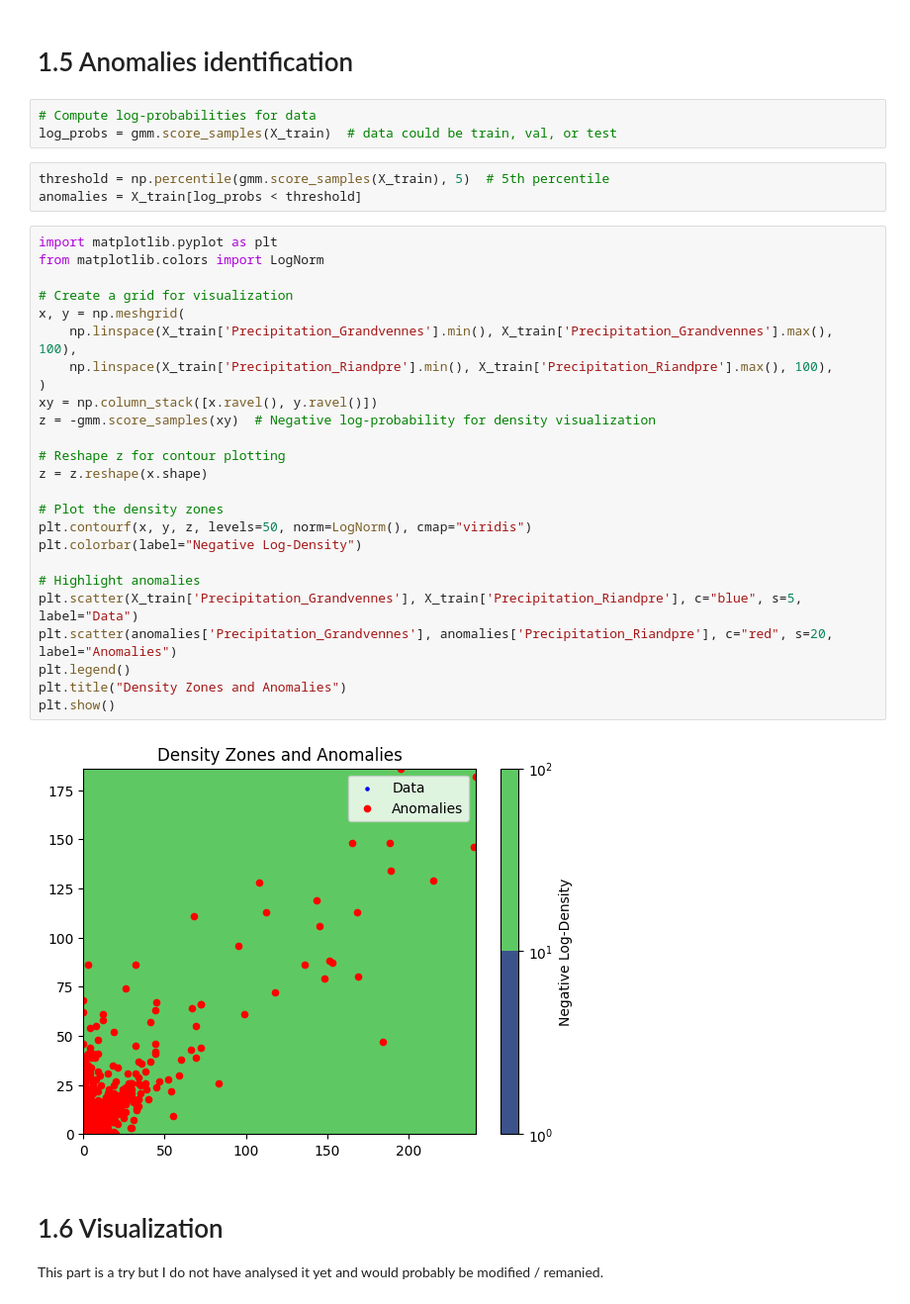
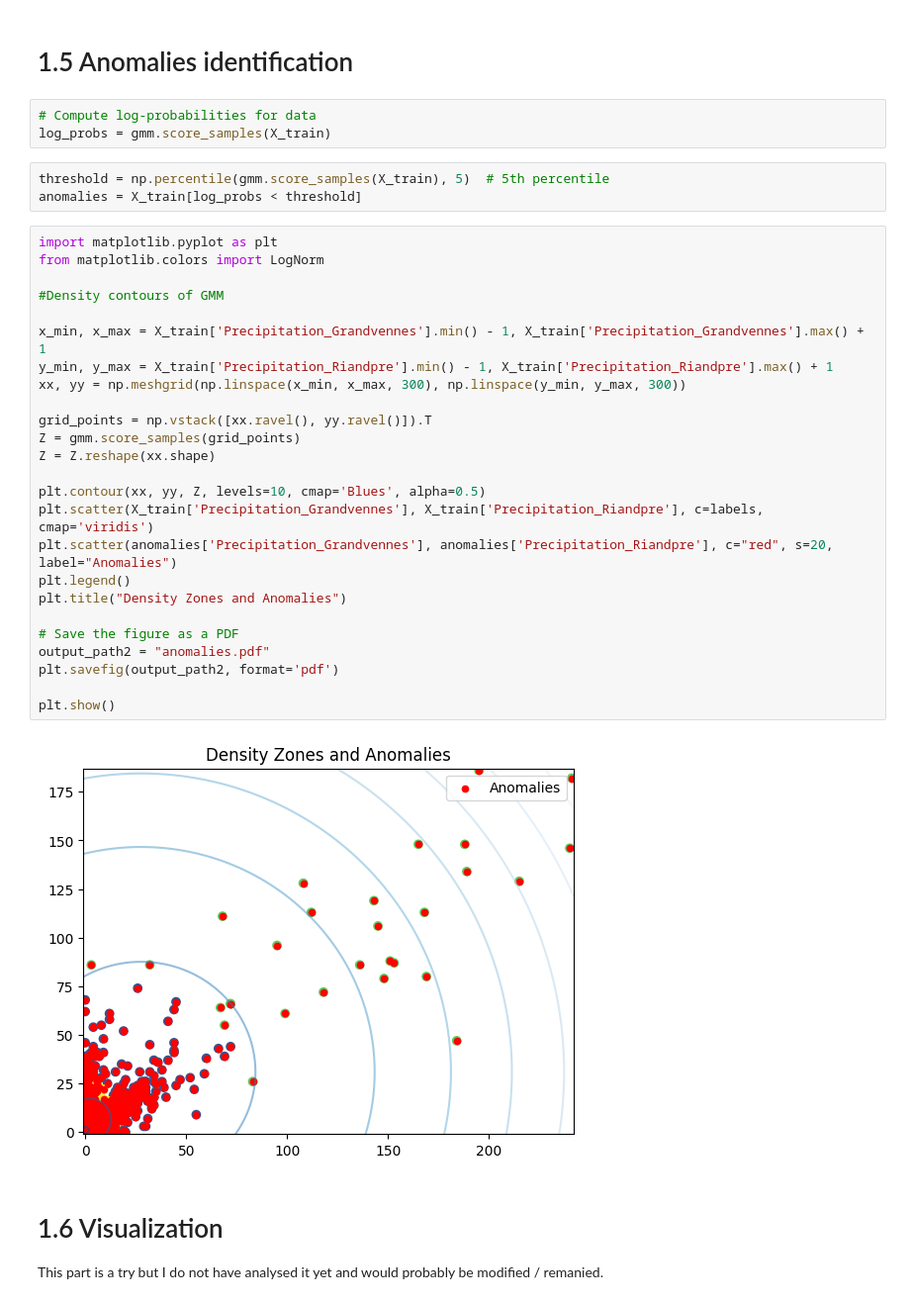
Before and after one commit to CHGROSJEAN/2024_MLEES, a Jupyter notebook: Projet/Projet_Charlotte_Grosjean.ipynb, the cells around one changed output. Shown at 99% size. Drawn from its saved outputs; the diff is of its cells as text.

```diff
--- a/Projet/Projet_Charlotte_Grosjean.ipynb
+++ b/Projet/Projet_Charlotte_Grosjean.ipynb
@@ -549,37 +549,37 @@ BIC (Test): -260507.50552410565
 # 1.5 Anomalies identification
 # %%
 # Compute log-probabilities for data
-log_probs = gmm.score_samples(X_train)  # data could be train, val, or test
+log_probs = gmm.score_samples(X_train)
 # %%
 threshold = np.percentile(gmm.score_samples(X_train), 5)  # 5th percentile
 anomalies = X_train[log_probs < threshold]
-# %%
-import matplotlib.pyplot as plt
-from matplotlib.colors import LogNorm
-
-# Create a grid for visualization
-x, y = np.meshgrid(
-    np.linspace(X_train['Precipitation_Grandvennes'].min(), X_train['Precipitation_Grandvennes'].max(), 100),
-    np.linspace(X_train['Precipitation_Riandpre'].min(), X_train['Precipitation_Riandpre'].max(), 100),
-)
-xy = np.column_stack([x.ravel(), y.ravel()])
-z = -gmm.score_samples(xy)  # Negative log-probability for density visualization
-
-# Reshape z for contour plotting
-z = z.reshape(x.shape)
-
-# Plot the density zones
-plt.contourf(x, y, z, levels=50, norm=LogNorm(), cmap="viridis")
-plt.colorbar(label="Negative Log-Density")
-
-# Highlight anomalies
-plt.scatter(X_train['Precipitation_Grandvennes'], X_train['Precipitation_Riandpre'], c="blue", s=5, label="Data")
-plt.scatter(anomalies['Precipitation_Grandvennes'], anomalies['Precipitation_Riandpre'], c="red", s=20, label="Anomalies")
-plt.legend()
-plt.title("Density Zones and Anomalies")
-plt.show()
-# %% [output]
-[figure, removed]
+# %%
+import matplotlib.pyplot as plt
+from matplotlib.colors import LogNorm
+
+#Density contours of GMM
+
+x_min, x_max = X_train['Precipitation_Grandvennes'].min() - 1, X_train['Precipitation_Grandvennes'].max() + 1
+y_min, y_max = X_train['Precipitation_Riandpre'].min() - 1, X_train['Precipitation_Riandpre'].max() + 1
+xx, yy = np.meshgrid(np.linspace(x_min, x_max, 300), np.linspace(y_min, y_max, 300))
+
+grid_points = np.vstack([xx.ravel(), yy.ravel()]).T
+Z = gmm.score_samples(grid_points)
+Z = Z.reshape(xx.shape)
+
+plt.contour(xx, yy, Z, levels=10, cmap='Blues', alpha=0.5)
+plt.scatter(X_train['Precipitation_Grandvennes'], X_train['Precipitation_Riandpre'], c=labels, cmap='viridis')
+plt.scatter(anomalies['Precipitation_Grandvennes'], anomalies['Precipitation_Riandpre'], c="red", s=20, label="Anomalies")
+plt.legend()
+plt.title("Density Zones and Anomalies")
+
+# Save the figure as a PDF
+output_path2 = "anomalies.pdf"
+plt.savefig(output_path2, format='pdf')
+
+plt.show()
+# %% [output]
+[figure, added]
 # %% [markdown]
 # 1.6 Visualization
 
```
Also changed, not shown: parts of 1 cell of this notebook.
